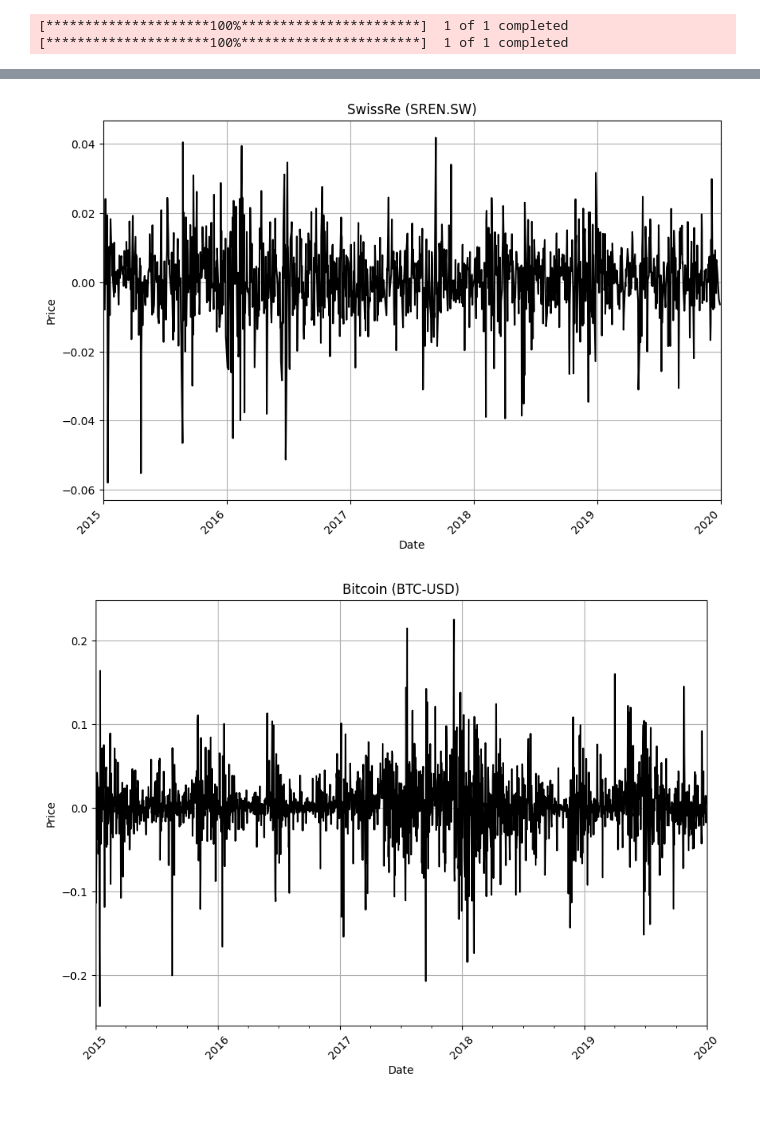
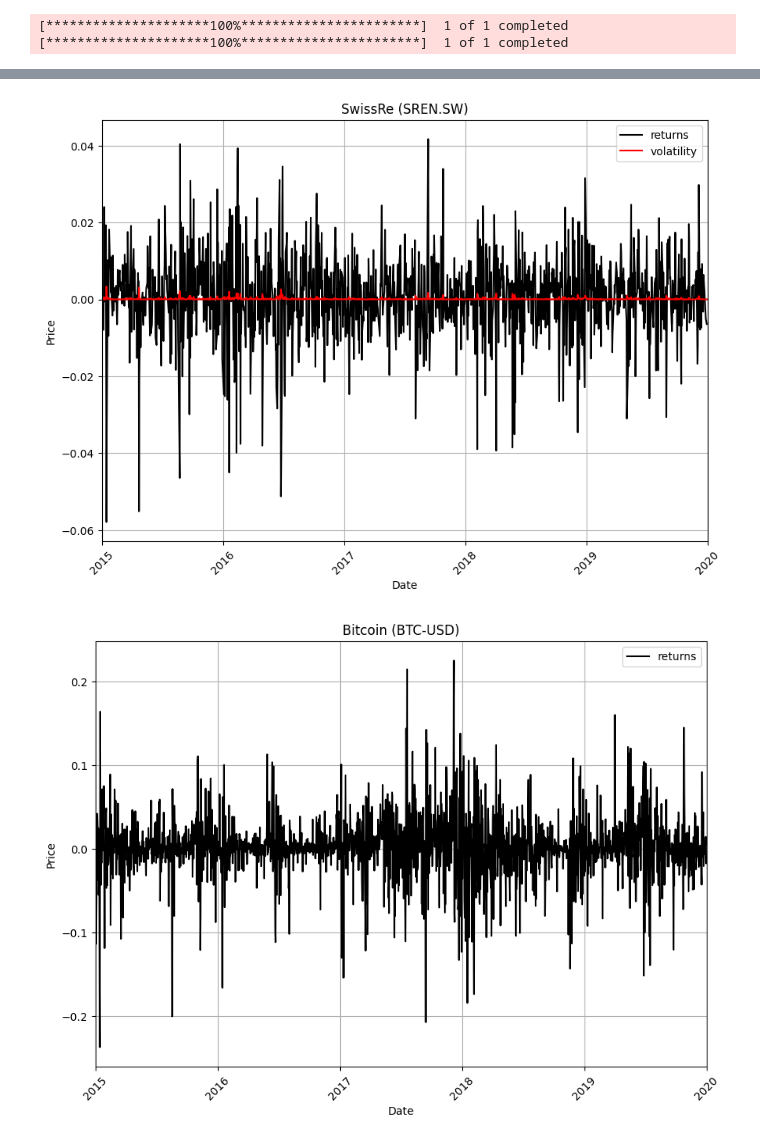
Before and after one commit to emilioMaddalena/volatility-forecasting, a Jupyter notebook: volatility_basics.ipynb, the cells around one changed output, grey strips where cells are left out. Cells and saved outputs as stored; diff of their text form; code cells hidden in the pictures; blank space fills up the shorter version.

Commit message:
Refactor plot function
- Only a single asset per plot
- But now various series types (e.g. returns and vol)

```diff
--- a/volatility_basics.ipynb
+++ b/volatility_basics.ipynb
@@ -25,18 +27,23 @@ bitcoin = Asset(
 [*********************100%***********************]  1 of 1 completed
 [*********************100%***********************]  1 of 1 completed
 # %%
-def plot_assets(assets: Asset, series_type: str) -> None:
+def plot_series(asset: Asset, series_types: List[str] | str, fig_size: tuple = (10, 7)) -> None:
     """Plot the time series data for a list of assets, individual plots."""
-    for asset in assets:
+    color_sequence = ['k', 'r', 'b', 'g', 'm', 'c', 'y']
+    if isinstance(series_types, str):
+        series_types = [series_types]
+
+    plt.figure(figsize=fig_size)
+    for i, series_type in enumerate(series_types):
         series = asset.__getattribute__(series_type)
-        series.plot(figsize=(10, 7), color="k", legend=False)
-
+        plt.plot(series.index, series, color=color_sequence[i], label=series_type)
         years = pd.date_range(start=series.index[0], end=series.index[-1], freq="YS").year
         years = np.unique(np.concatenate(([series.index[0].year], years, [series.index[-1].year + 1])))
         ticks = [pd.Timestamp(year=year, month=1, day=1) for year in years]
-        plt.title(f"{asset.asset_name} ({asset.tick_name})")
-        plt.xlabel("Date")
-        plt.ylabel("Price")
-        plt.xlim([series.index[0], series.index[-1]])
-        plt.xticks(ticks=ticks, labels=[str(year) for year in years], rotation=45)
-        plt.grid()
+    plt.title(f"{asset.asset_name} ({asset.tick_name})")
+    plt.xlabel("Date")
+    plt.ylabel("Price")
+    plt.xlim([series.index[0], series.index[-1]])
+    plt.xticks(ticks=ticks, labels=[str(year) for year in years], rotation=45)
+    plt.legend()
+    plt.grid()
@@ -48,5 +50,6 @@ plot_assets([swiss_re, bitcoin], "price")
 # %%
-plot_assets([swiss_re, bitcoin], "returns")
+plot_series(swiss_re, ["returns", "volatility"])
+plot_series(bitcoin, "returns")
 # %% [output]
-[figure, old version]
+[figure, new version]
-[figure, old version]
+[figure, new version]
```
Also changed, not shown: parts of 4 cells of this notebook.
